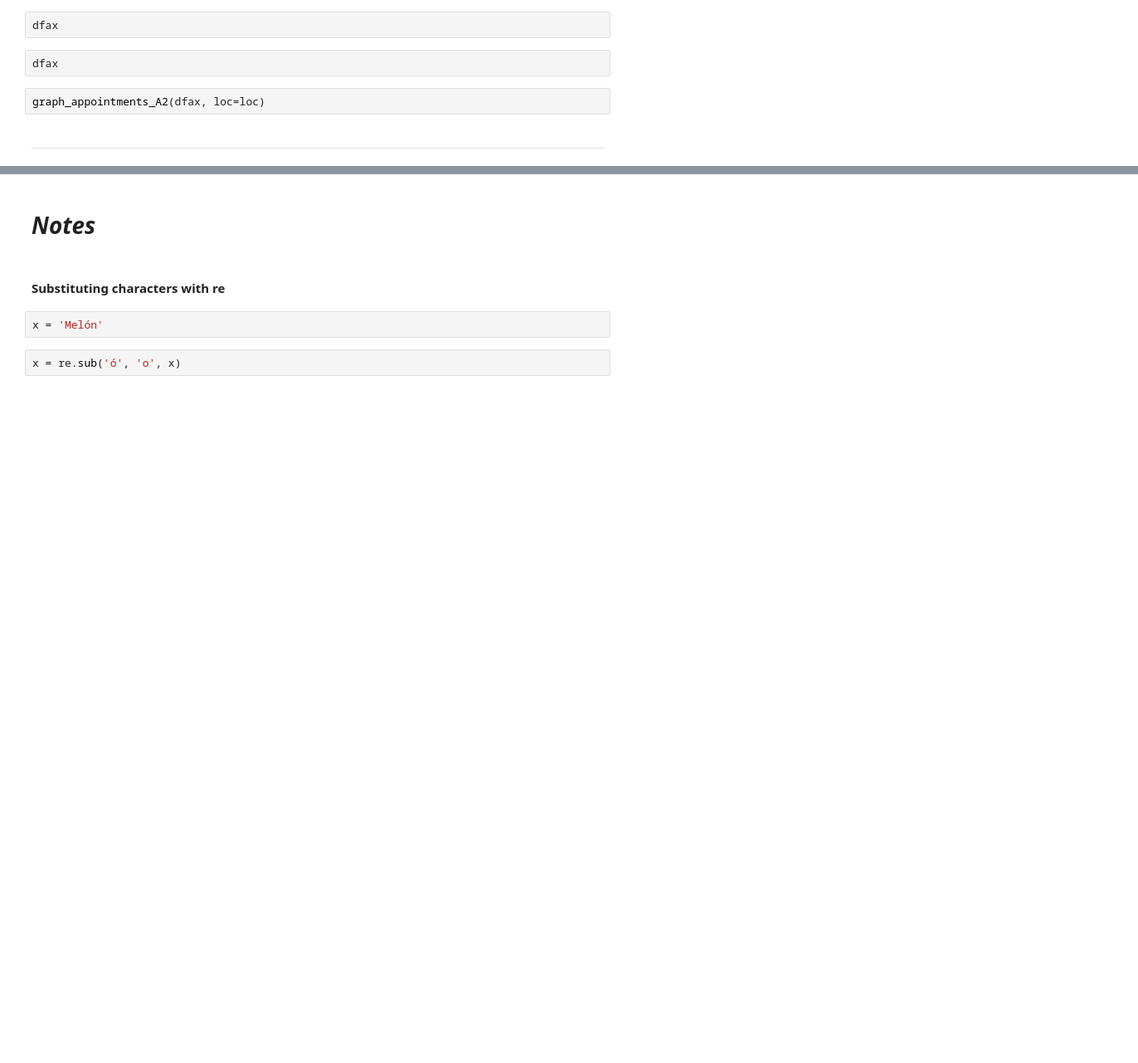
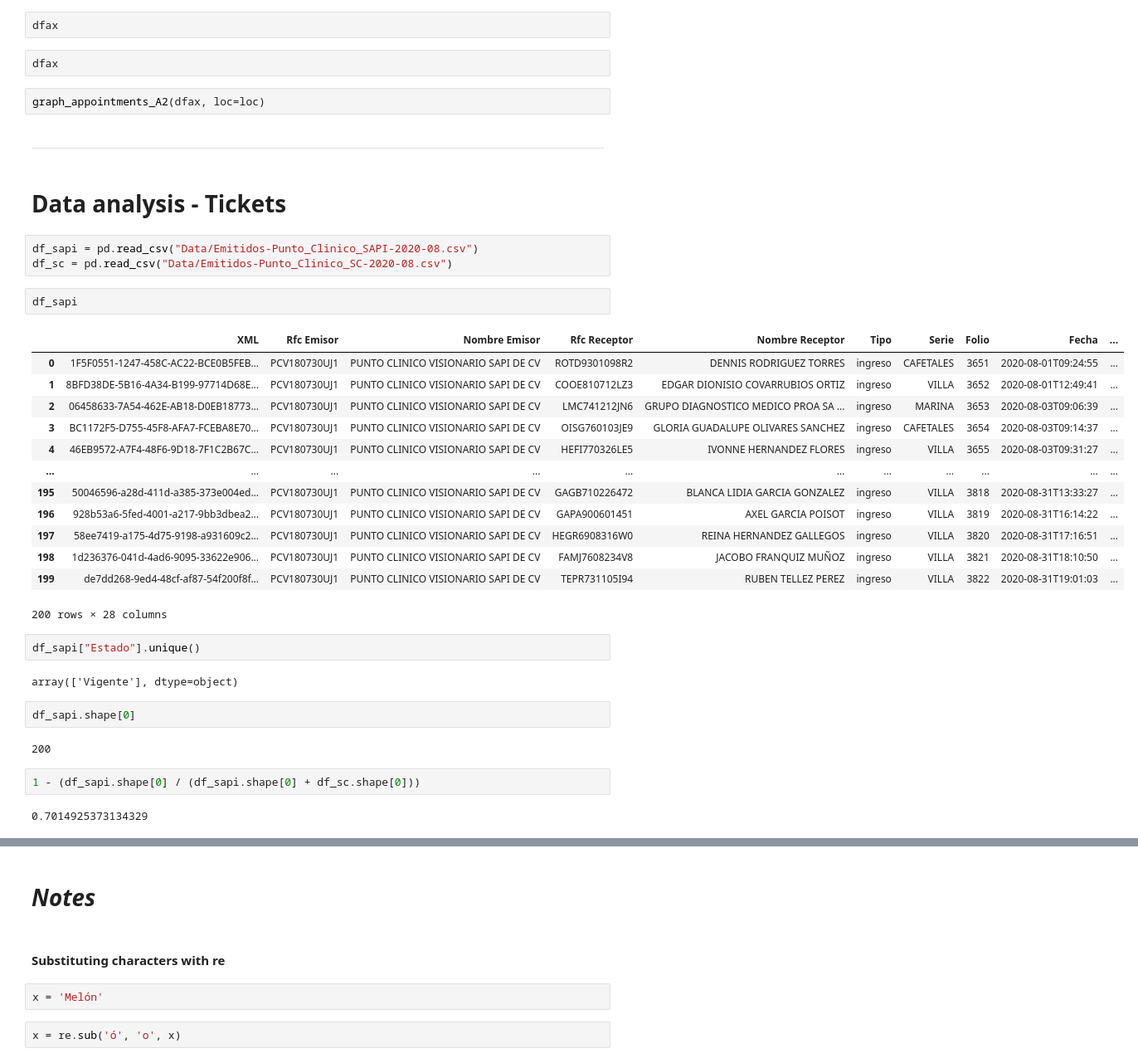
Before and after one commit to Roberto919/punto_clinico_pres, a Jupyter notebook: CoreB/BI/BI_nb.ipynb, the cells around one changed output, grey strips where cells are left out. Shown at 83% size. Drawn from its saved outputs; the diff is of its cells as text; blank space fills up the shorter version.

Commit message:
Closes #21 - Adding lines to extract information related with the tickets

```diff
--- a/CoreB/BI/BI_nb.ipynb
+++ b/CoreB/BI/BI_nb.ipynb
@@ -535,3 +532,36 @@ dfax
 graph_appointments_A2(dfax, loc=loc)
 # %% [markdown]
 ---
+# %% [markdown]
+# Data analysis - Tickets
+# %%
+df_sapi = pd.read_csv("Data/Emitidos-Punto_Clinico_SAPI-2020-08.csv")
+df_sc = pd.read_csv("Data/Emitidos-Punto_Clinico_SC-2020-08.csv")
+# %%
+df_sapi
+# %% [output]
+|  | XML | Rfc Emisor | Nombre Emisor | Rfc Receptor | Nombre Receptor | Tipo | Serie | Folio | Fecha | ... |
+| 0 | 1F5F0551-1247-458C-AC22-BCE0B5FEB... | PCV180730UJ1 | PUNTO CLINICO VISIONARIO SAPI DE CV | ROTD9301098R2 | DENNIS RODRIGUEZ TORRES | ingreso | CAFETALES | 3651 | 2020-08-01T09:24:55 | ... |
+| 1 | 8BFD38DE-5B16-4A34-B199-97714D68E... | PCV180730UJ1 | PUNTO CLINICO VISIONARIO SAPI DE CV | COOE810712LZ3 | EDGAR DIONISIO COVARRUBIOS ORTIZ | ingreso | VILLA | 3652 | 2020-08-01T12:49:41 | ... |
+| 2 | 06458633-7A54-462E-AB18-D0EB18773... | PCV180730UJ1 | PUNTO CLINICO VISIONARIO SAPI DE CV | LMC741212JN6 | GRUPO DIAGNOSTICO MEDICO PROA SA ... | ingreso | MARINA | 3653 | 2020-08-03T09:06:39 | ... |
+| 3 | BC1172F5-D755-45F8-AFA7-FCEBA8E70... | PCV180730UJ1 | PUNTO CLINICO VISIONARIO SAPI DE CV | OISG760103JE9 | GLORIA GUADALUPE OLIVARES SANCHEZ | ingreso | CAFETALES | 3654 | 2020-08-03T09:14:37 | ... |
+| 4 | 46EB9572-A7F4-48F6-9D18-7F1C2B67C... | PCV180730UJ1 | PUNTO CLINICO VISIONARIO SAPI DE CV | HEFI770326LE5 | IVONNE HERNANDEZ FLORES | ingreso | VILLA | 3655 | 2020-08-03T09:31:27 | ... |
+| ... | ... | ... | ... | ... | ... | ... | ... | ... | ... | ... |
+| 195 | 50046596-a28d-411d-a385-373e004ed... | PCV180730UJ1 | PUNTO CLINICO VISIONARIO SAPI DE CV | GAGB710226472 | BLANCA LIDIA GARCIA GONZALEZ | ingreso | VILLA | 3818 | 2020-08-31T13:33:27 | ... |
+| 196 | 928b53a6-5fed-4001-a217-9bb3dbea2... | PCV180730UJ1 | PUNTO CLINICO VISIONARIO SAPI DE CV | GAPA900601451 | AXEL GARCIA POISOT | ingreso | VILLA | 3819 | 2020-08-31T16:14:22 | ... |
+| 197 | 58ee7419-a175-4d75-9198-a931609c2... | PCV180730UJ1 | PUNTO CLINICO VISIONARIO SAPI DE CV | HEGR6908316W0 | REINA HERNANDEZ GALLEGOS | ingreso | VILLA | 3820 | 2020-08-31T17:16:51 | ... |
+| 198 | 1d236376-041d-4ad6-9095-33622e906... | PCV180730UJ1 | PUNTO CLINICO VISIONARIO SAPI DE CV | FAMJ7608234V8 | JACOBO FRANQUIZ MUÑOZ | ingreso | VILLA | 3821 | 2020-08-31T18:10:50 | ... |
+| 199 | de7dd268-9ed4-48cf-af87-54f200f8f... | PCV180730UJ1 | PUNTO CLINICO VISIONARIO SAPI DE CV | TEPR731105I94 | RUBEN TELLEZ PEREZ | ingreso | VILLA | 3822 | 2020-08-31T19:01:03 | ... |
+200 rows × 28 columns
+# %%
+df_sapi["Estado"].unique()
+# %% [output]
+array(['Vigente'], dtype=object)
+# %%
+df_sapi.shape[0]
+# %% [output]
+200
+# %%
+1 - (df_sapi.shape[0] / (df_sapi.shape[0] + df_sc.shape[0]))
+# %% [output]
+0.7014925373134329
```
Also changed, not shown: parts of 5 cells of this notebook.
